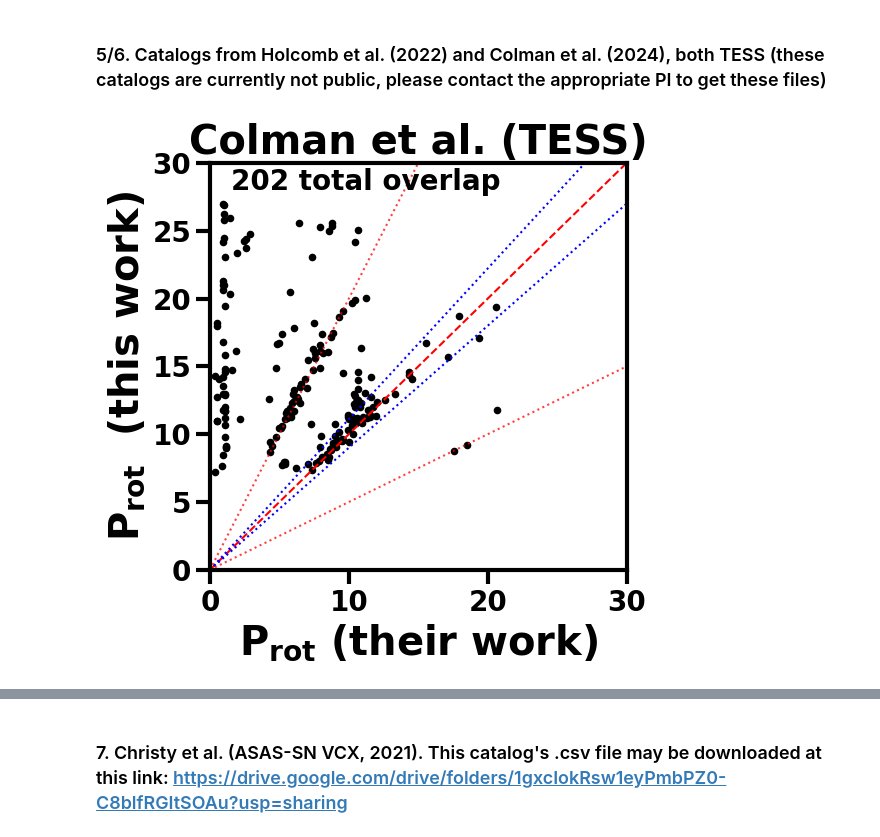
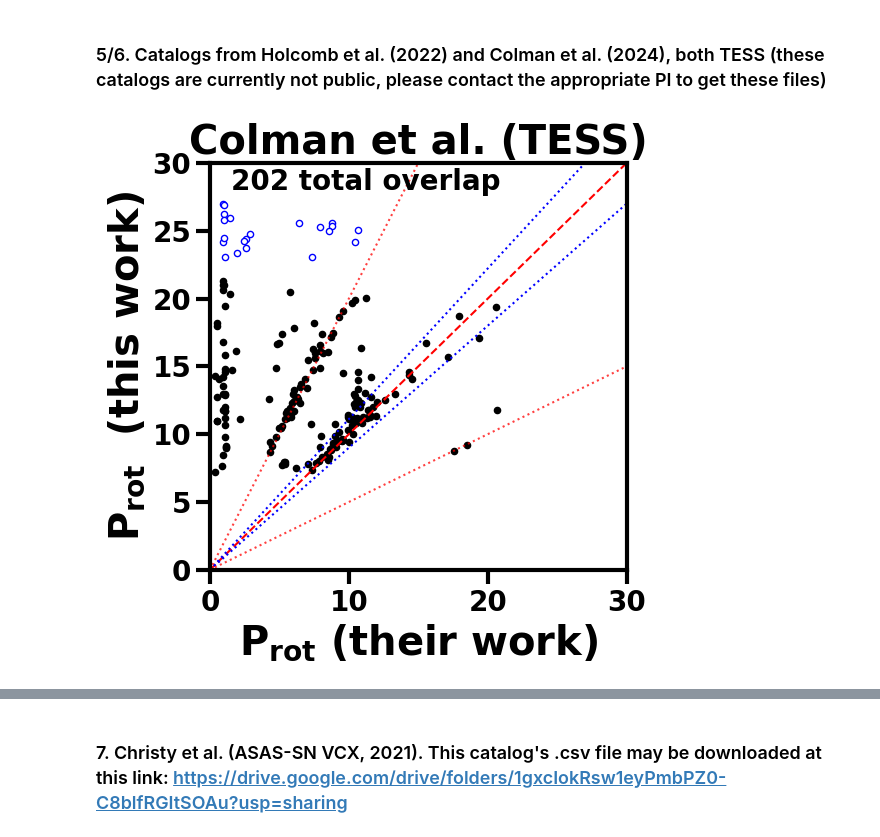
Before and after one commit to m-schochet/asas-sn-cnn, a Jupyter notebook: plots/scatterplots.ipynb, the cells around one changed output, grey strips where cells are left out. Saved outputs shown, nothing was run; the diff lists cells and outputs as text; code cells hidden in the pictures.

```diff
--- a/plots/scatterplots.ipynb
+++ b/plots/scatterplots.ipynb
@@ -10,7 +10,7 @@ import pandas as pd
 import polars as pl
 import pathlib
 # %%
-reportable = pd.read_csv(('#path to#)reportable.csv', index_col='Unnamed: 0').rename(columns={'edr3_source_id':'EDR3'})
+reportable = pd.read_csv('(#path to#)reportable.csv', index_col='Unnamed: 0').rename(columns={'edr3_source_id':'EDR3'})
 # %% [markdown]
 ## Make a function to remake the scatter plots for each individual survey
 # %%
@@ -63,7 +63,11 @@ def comparisons_plotter(table, catalog, save=False):
     elif(catalog=="TESSHol"):
         prot = "Prot"
         suptitle1 = 'Holcomb et al. (TESS)'
-    axs.scatter(prot, period , data=table, c=colorpl, s=20, label='', rasterized=True)
+    notlunaralias = table[(table['period']>28) | (table['period']<22)]
+    lunaralias = table[(table['period']<=28) & (table['period']>=22)]
+    axs.scatter(prot, period , data=notlunaralias, c=colorpl, s=20, label='', rasterized=True)
+    axs.scatter(prot, period , data=lunaralias, c='white', edgecolors= "blue", s=20, label='Lunar alias rejection', rasterized=True)
+
     axs.set_title(suptitle1, weight="bold")
     fig.tight_layout()
     if(save==True):
@@ -235,9 +239,9 @@ comparisons_plotter(kbonuszc0, "Kbonus", save=True)
 # %% [markdown]
 ### 5/6. Catalogs from Holcomb et al. (2022) and Colman et al. (2024), both TESS (these catalogs are currently not public, please contact the appropriate PI to get these files)
 # %%
-colmancat = pd.read_csv('(#path to#)/colmantess.csv').drop(labels=['Unnamed: 0'], axis=1).rename(columns={'TIC':'tic_id'})
+colmancat = pd.read_csv('(#path to#)colmantess.csv').drop(labels=['Unnamed: 0'], axis=1).rename(columns={'TIC':'tic_id'})
 colmancat0 = pd.merge(reportable, colmancat, on='tic_id', how='inner').drop_duplicates(subset=['tic_id'])
 comparisons_plotter(colmancat0, "TESSCol")
 # %% [output]
-[figure, old version]
+[figure, new version]
 # %%
```
Also changed, not shown: parts of 9 cells of this notebook, 1 other file.
